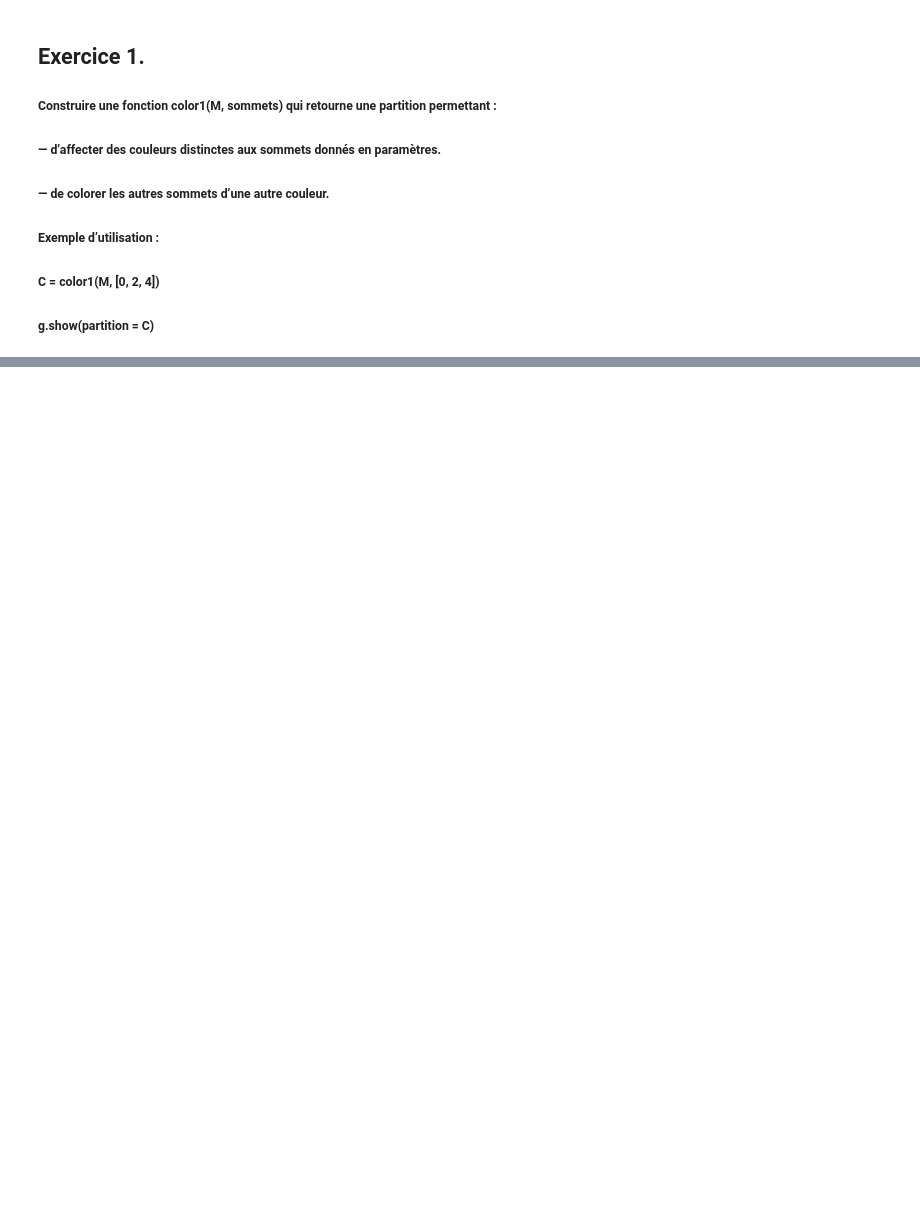
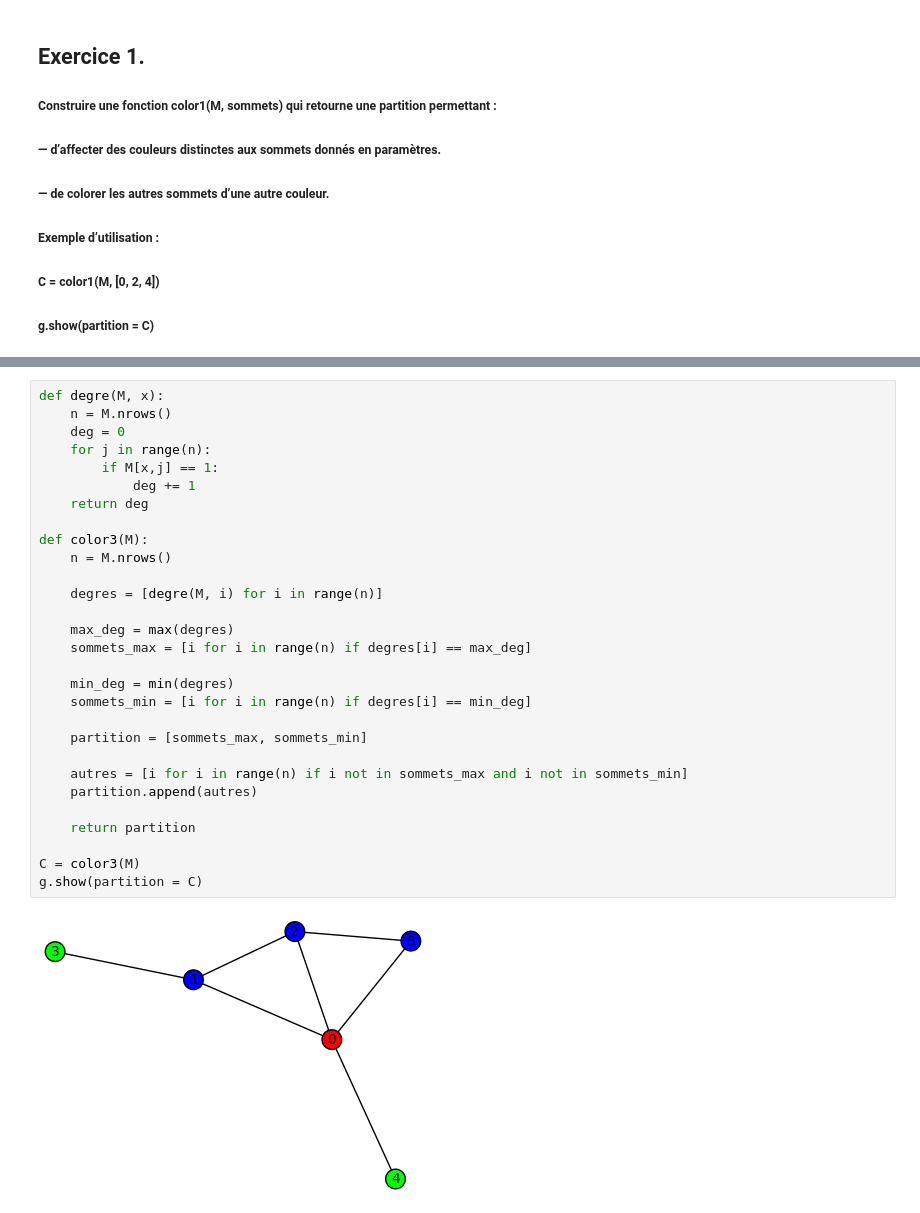
Before and after one commit to Bakame03/Mathematics_Python, a Jupyter notebook: MathematiqueDiscrete/S2_R2_07_Graphes/TP2/R2.07-TP2-NGANJI-Aldo-Alex.ipynb, the cells around one changed output, grey strips where cells are left out. Drawn from its saved outputs; the diff is of its cells as text; blank space fills up the shorter version.

```diff
--- a/MathematiqueDiscrete/S2_R2_07_Graphes/TP2/R2.07-TP2-NGANJI-Aldo-Alex.ipynb
+++ b/MathematiqueDiscrete/S2_R2_07_Graphes/TP2/R2.07-TP2-NGANJI-Aldo-Alex.ipynb
@@ -52,0 +97,31 @@ g.show(partition = C)
+# %%
+def degre(M, x):
+    n = M.nrows()
+    deg = 0
+    for j in range(n):
+        if M[x,j] == 1:
+            deg += 1
+    return deg
+
+def color3(M):
+    n = M.nrows()
+
+    degres = [degre(M, i) for i in range(n)]
+
+    max_deg = max(degres)
+    sommets_max = [i for i in range(n) if degres[i] == max_deg]
+
+    min_deg = min(degres)
+    sommets_min = [i for i in range(n) if degres[i] == min_deg]
+
+    partition = [sommets_max, sommets_min]
+
+    autres = [i for i in range(n) if i not in sommets_max and i not in sommets_min]
+    partition.append(autres)
+
+    return partition
+
+C = color3(M)
+g.show(partition = C)
+# %% [output]
+[figure, added]
```
Also changed, not shown: parts of 5 cells of this notebook.
